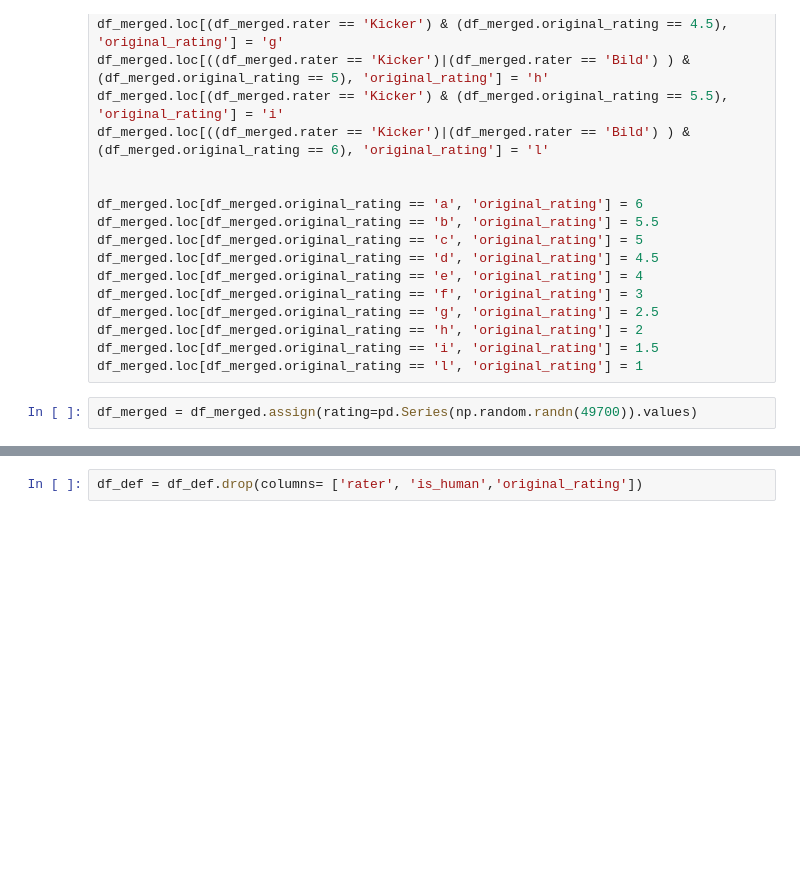
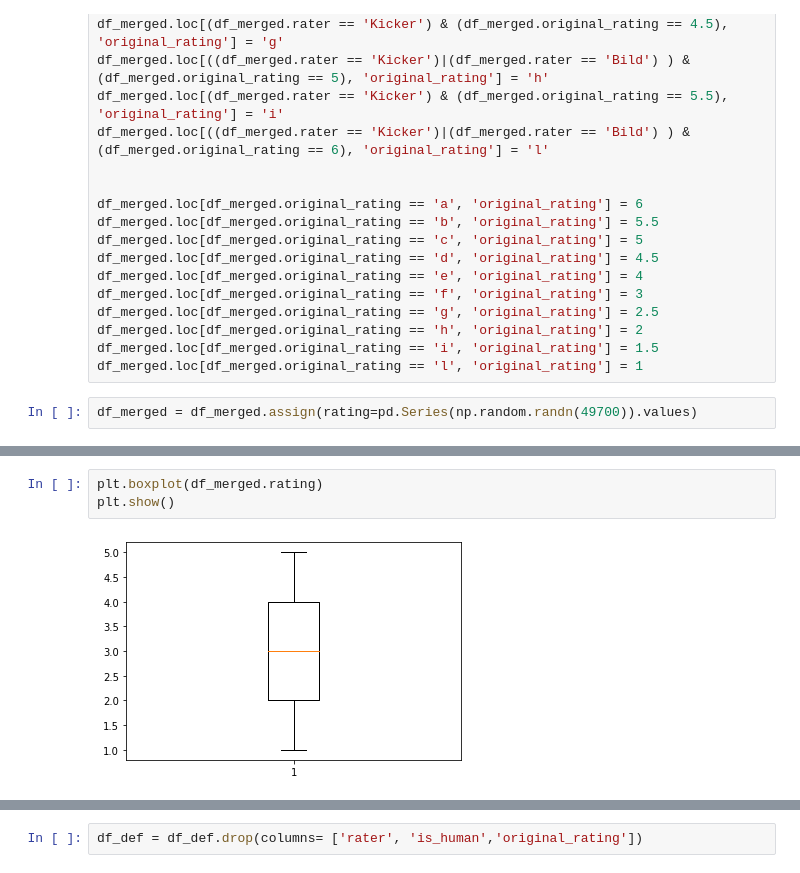
Before and after one commit to giuseppemartino26/S-Ratings, a Jupyter notebook: notebook/analysis.ipynb, the cells around one changed output, grey strips where cells are left out. Saved outputs shown, nothing was run; the diff lists cells and outputs as text; blank space fills up the shorter version.

```diff
--- a/notebook/analysis.ipynb
+++ b/notebook/analysis.ipynb
@@ -147,3 +298,8 @@ df_merged.loc[(df_merged.original_rating >= 8.8) & ((df_merged.rater == 'WhoScor
+# %%
+plt.boxplot(df_merged.rating)
+plt.show()
+# %% [output]
+[figure, added]
 # %%
 df_merged.drop([13438], axis=0, inplace=True)
 
```
Also changed, not shown: parts of 63 cells of this notebook, 6 other files.
